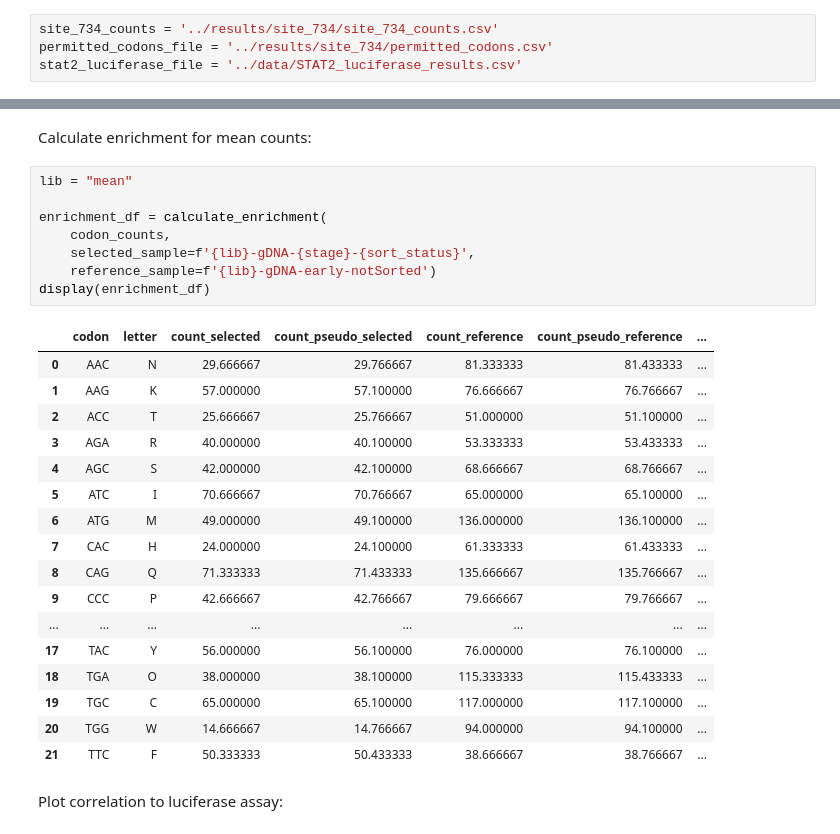
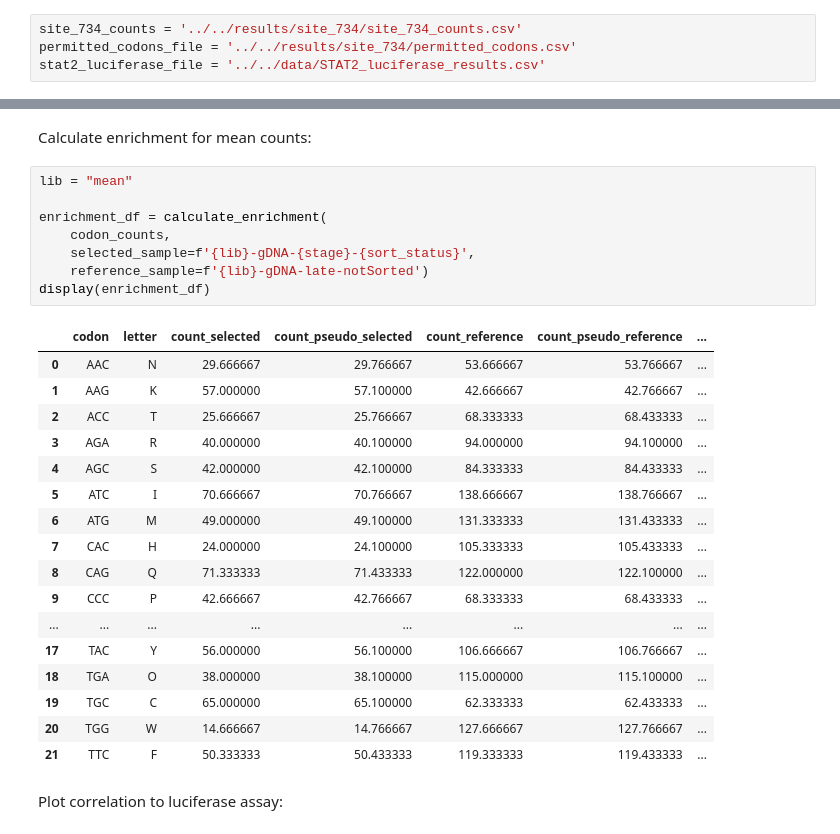
Before and after one commit to dbacsik/ns5_small_mutagenesis, a Jupyter notebook: site_734/comparisons/site_734_late_sorted_v_late_notSorted.py.ipynb, the cells around one changed output, grey strips where cells are left out. Saved outputs shown, nothing was run; the diff lists cells and outputs as text.

```diff
--- a/site_734/comparisons/site_734_late_sorted_v_late_notSorted.py.ipynb
+++ b/site_734/comparisons/site_734_late_sorted_v_late_notSorted.py.ipynb
@@ -25,9 +25,9 @@ plotnine==0.6.0
 # %% [markdown]
 Input data
 # %%
-site_734_counts = '../results/site_734/site_734_counts.csv'
-permitted_codons_file = '../results/site_734/permitted_codons.csv'
-stat2_luciferase_file = '../data/STAT2_luciferase_results.csv'
+site_734_counts = '../../results/site_734/site_734_counts.csv'
+permitted_codons_file = '../../results/site_734/permitted_codons.csv'
+stat2_luciferase_file = '../../data/STAT2_luciferase_results.csv'
 # %% [markdown]
 Output data
 # %%
@@ -145,29 +145,29 @@ Calculate enrichment for mean counts:
 # %%
 lib = "mean"
 
 enrichment_df = calculate_enrichment(
     codon_counts,
     selected_sample=f'{lib}-gDNA-{stage}-{sort_status}',
-    reference_sample=f'{lib}-gDNA-early-notSorted')
+    reference_sample=f'{lib}-gDNA-late-notSorted')
 display(enrichment_df)
 # %% [output]
 |  | codon | letter | count_selected | count_pseudo_selected | count_reference | count_pseudo_reference | ... |
-| 0 | AAC | N | 29.666667 | 29.766667 | 81.333333 | 81.433333 | ... |
-| 1 | AAG | K | 57.000000 | 57.100000 | 76.666667 | 76.766667 | ... |
-| 2 | ACC | T | 25.666667 | 25.766667 | 51.000000 | 51.100000 | ... |
-| 3 | AGA | R | 40.000000 | 40.100000 | 53.333333 | 53.433333 | ... |
-| 4 | AGC | S | 42.000000 | 42.100000 | 68.666667 | 68.766667 | ... |
-| 5 | ATC | I | 70.666667 | 70.766667 | 65.000000 | 65.100000 | ... |
-| 6 | ATG | M | 49.000000 | 49.100000 | 136.000000 | 136.100000 | ... |
-| 7 | CAC | H | 24.000000 | 24.100000 | 61.333333 | 61.433333 | ... |
-| 8 | CAG | Q | 71.333333 | 71.433333 | 135.666667 | 135.766667 | ... |
-| 9 | CCC | P | 42.666667 | 42.766667 | 79.666667 | 79.766667 | ... |
+| 0 | AAC | N | 29.666667 | 29.766667 | 53.666667 | 53.766667 | ... |
+| 1 | AAG | K | 57.000000 | 57.100000 | 42.666667 | 42.766667 | ... |
+| 2 | ACC | T | 25.666667 | 25.766667 | 68.333333 | 68.433333 | ... |
+| 3 | AGA | R | 40.000000 | 40.100000 | 94.000000 | 94.100000 | ... |
+| 4 | AGC | S | 42.000000 | 42.100000 | 84.333333 | 84.433333 | ... |
+| 5 | ATC | I | 70.666667 | 70.766667 | 138.666667 | 138.766667 | ... |
+| 6 | ATG | M | 49.000000 | 49.100000 | 131.333333 | 131.433333 | ... |
+| 7 | CAC | H | 24.000000 | 24.100000 | 105.333333 | 105.433333 | ... |
+| 8 | CAG | Q | 71.333333 | 71.433333 | 122.000000 | 122.100000 | ... |
+| 9 | CCC | P | 42.666667 | 42.766667 | 68.333333 | 68.433333 | ... |
 | ... | ... | ... | ... | ... | ... | ... | ... |
-| 17 | TAC | Y | 56.000000 | 56.100000 | 76.000000 | 76.100000 | ... |
-| 18 | TGA | O | 38.000000 | 38.100000 | 115.333333 | 115.433333 | ... |
-| 19 | TGC | C | 65.000000 | 65.100000 | 117.000000 | 117.100000 | ... |
-| 20 | TGG | W | 14.666667 | 14.766667 | 94.000000 | 94.100000 | ... |
-| 21 | TTC | F | 50.333333 | 50.433333 | 38.666667 | 38.766667 | ... |
+| 17 | TAC | Y | 56.000000 | 56.100000 | 106.666667 | 106.766667 | ... |
+| 18 | TGA | O | 38.000000 | 38.100000 | 115.000000 | 115.100000 | ... |
+| 19 | TGC | C | 65.000000 | 65.100000 | 62.333333 | 62.433333 | ... |
+| 20 | TGG | W | 14.666667 | 14.766667 | 127.666667 | 127.766667 | ... |
+| 21 | TTC | F | 50.333333 | 50.433333 | 119.333333 | 119.433333 | ... |
 # %% [markdown]
 Plot correlation to luciferase assay:
 # %%
```
Also changed, not shown: parts of 5 cells of this notebook.
